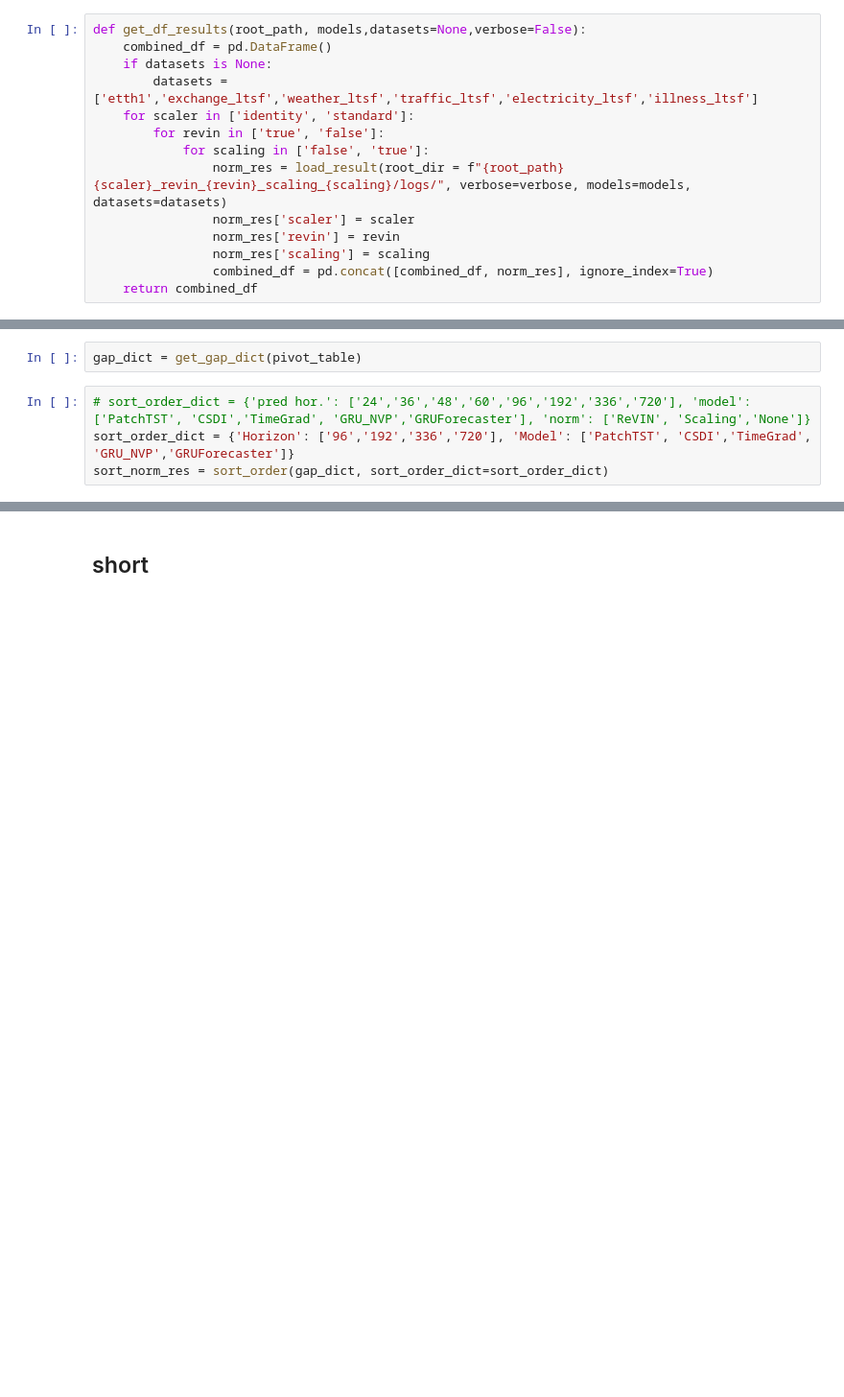
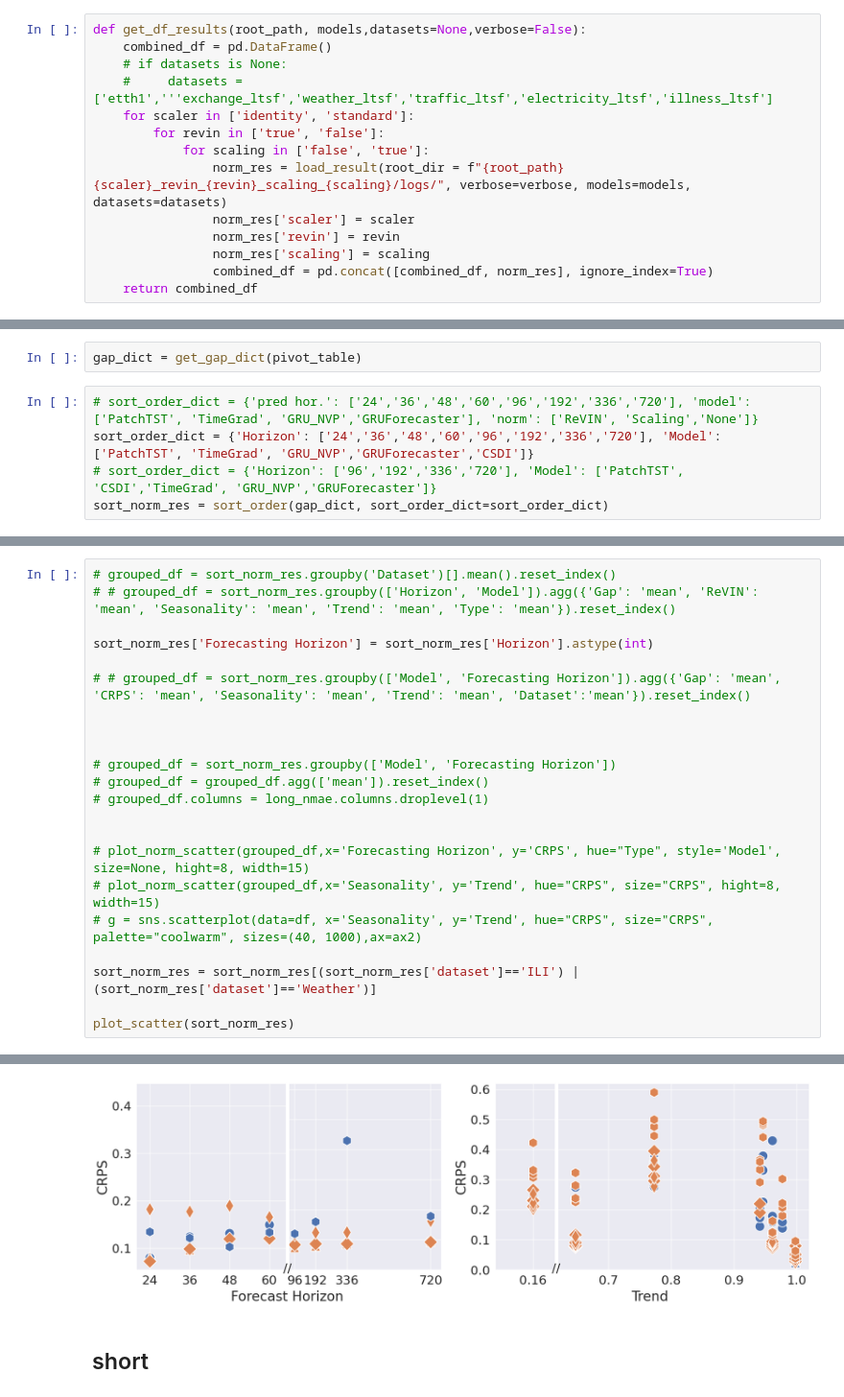
Before and after one commit to imJiawen/ProbTS, a Jupyter notebook: analysis/rebuttal_analysis.ipynb, the cells around one changed output, grey strips where cells are left out. Shown at 96% size. Cells and saved outputs as stored; diff of their text form; blank space fills up the shorter version.

Commit message:
update plot script

```diff
--- a/analysis/rebuttal_analysis.ipynb
+++ b/analysis/rebuttal_analysis.ipynb
@@ -236,8 +236,8 @@ patchtst_res['scaler'] = 'standard'
 # %%
 def get_df_results(root_path, models,datasets=None,verbose=False):
     combined_df = pd.DataFrame()
-    if datasets is None:
-        datasets = ['etth1','exchange_ltsf','weather_ltsf','traffic_ltsf','electricity_ltsf','illness_ltsf']
+    # if datasets is None:
+    #     datasets = ['etth1','''exchange_ltsf','weather_ltsf','traffic_ltsf','electricity_ltsf','illness_ltsf']
     for scaler in ['identity', 'standard']:
         for revin in ['true', 'false']:
             for scaling in ['false', 'true']:
@@ -449,6 +615,7 @@ def plot_norm_scatter(gap_dict, x, y, hue, style, size, hight=5, width=6):
 # %%
 gap_dict = get_gap_dict(pivot_table)
 # %%
-# sort_order_dict = {'pred hor.': ['24','36','48','60','96','192','336','720'], 'model': ['PatchTST', 'CSDI','TimeGrad', 'GRU_NVP','GRUForecaster'], 'norm': ['ReVIN', 'Scaling','None']}
-sort_order_dict = {'Horizon': ['96','192','336','720'], 'Model': ['PatchTST', 'CSDI','TimeGrad', 'GRU_NVP','GRUForecaster']}
+# sort_order_dict = {'pred hor.': ['24','36','48','60','96','192','336','720'], 'model': ['PatchTST', 'TimeGrad', 'GRU_NVP','GRUForecaster'], 'norm': ['ReVIN', 'Scaling','None']}
+sort_order_dict = {'Horizon': ['24','36','48','60','96','192','336','720'], 'Model': ['PatchTST', 'TimeGrad', 'GRU_NVP','GRUForecaster','CSDI']}
+# sort_order_dict = {'Horizon': ['96','192','336','720'], 'Model': ['PatchTST', 'CSDI','TimeGrad', 'GRU_NVP','GRUForecaster']}
 sort_norm_res = sort_order(gap_dict, sort_order_dict=sort_order_dict)
@@ -493,0 +622,23 @@ plot_norm_scatter(grouped_df,x='Trend', y='ReVIN', hue="Gap", style='Model', siz
+# %%
+# grouped_df = sort_norm_res.groupby('Dataset')[].mean().reset_index()
+# # grouped_df = sort_norm_res.groupby(['Horizon', 'Model']).agg({'Gap': 'mean', 'ReVIN': 'mean', 'Seasonality': 'mean', 'Trend': 'mean', 'Type': 'mean'}).reset_index()
+
+sort_norm_res['Forecasting Horizon'] = sort_norm_res['Horizon'].astype(int)
+
+# # grouped_df = sort_norm_res.groupby(['Model', 'Forecasting Horizon']).agg({'Gap': 'mean', 'CRPS': 'mean', 'Seasonality': 'mean', 'Trend': 'mean', 'Dataset':'mean'}).reset_index()
+
+
+
+# grouped_df = sort_norm_res.groupby(['Model', 'Forecasting Horizon'])
+# grouped_df = grouped_df.agg(['mean']).reset_index()
+# grouped_df.columns = long_nmae.columns.droplevel(1)
+
+
+# plot_norm_scatter(grouped_df,x='Forecasting Horizon', y='CRPS', hue="Type", style='Model', size=None, hight=8, width=15)
+# plot_norm_scatter(grouped_df,x='Seasonality', y='Trend', hue="CRPS", size="CRPS", hight=8, width=15)
+# g = sns.scatterplot(data=df, x='Seasonality', y='Trend', hue="CRPS", size="CRPS", palette="coolwarm", sizes=(40, 1000),ax=ax2)
+
+sort_norm_res = sort_norm_res[(sort_norm_res['dataset']=='ILI') | (sort_norm_res['dataset']=='Weather')]
+
+plot_scatter(sort_norm_res)
+# %% [output]
@@ -494,3 +660,4 @@ plot_norm_scatter(grouped_df,x='Trend', y='ReVIN', hue="Gap", style='Model', siz
+[figure, added]
 # %% [markdown]
 ## short
 # %%
```
Also changed, not shown: parts of 8 cells of this notebook, 2 other files.
